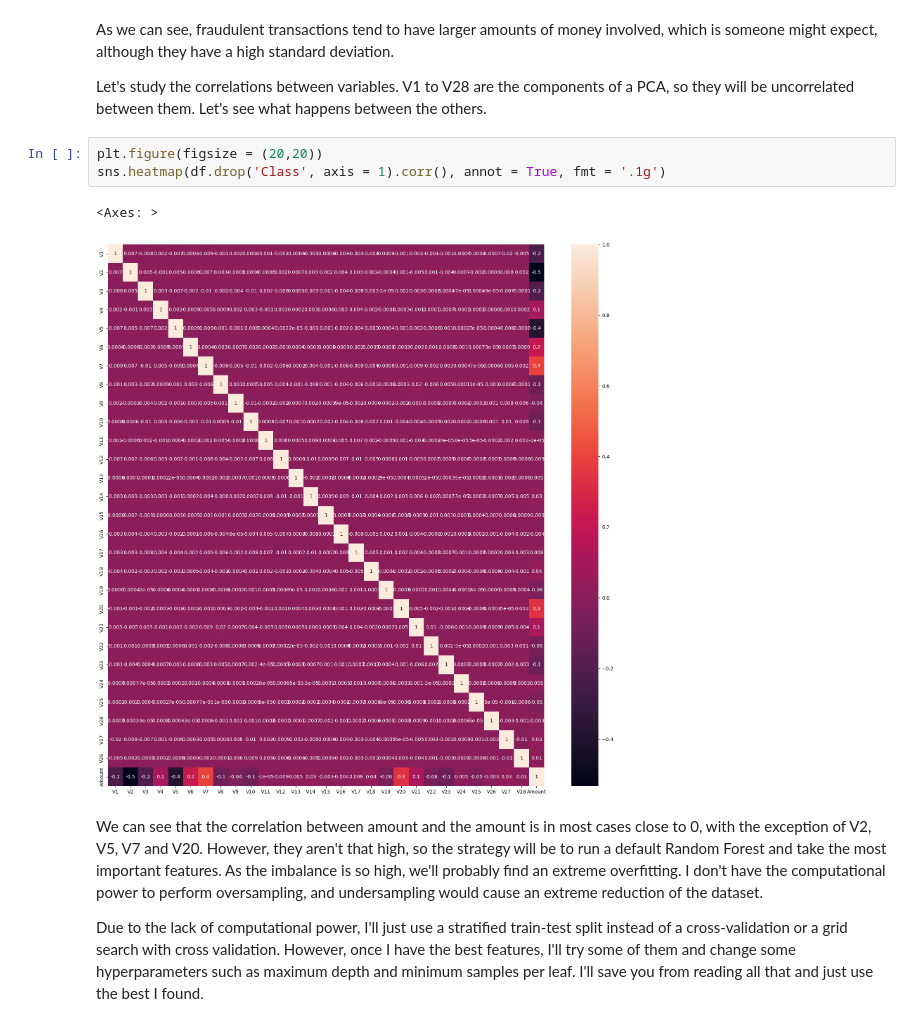
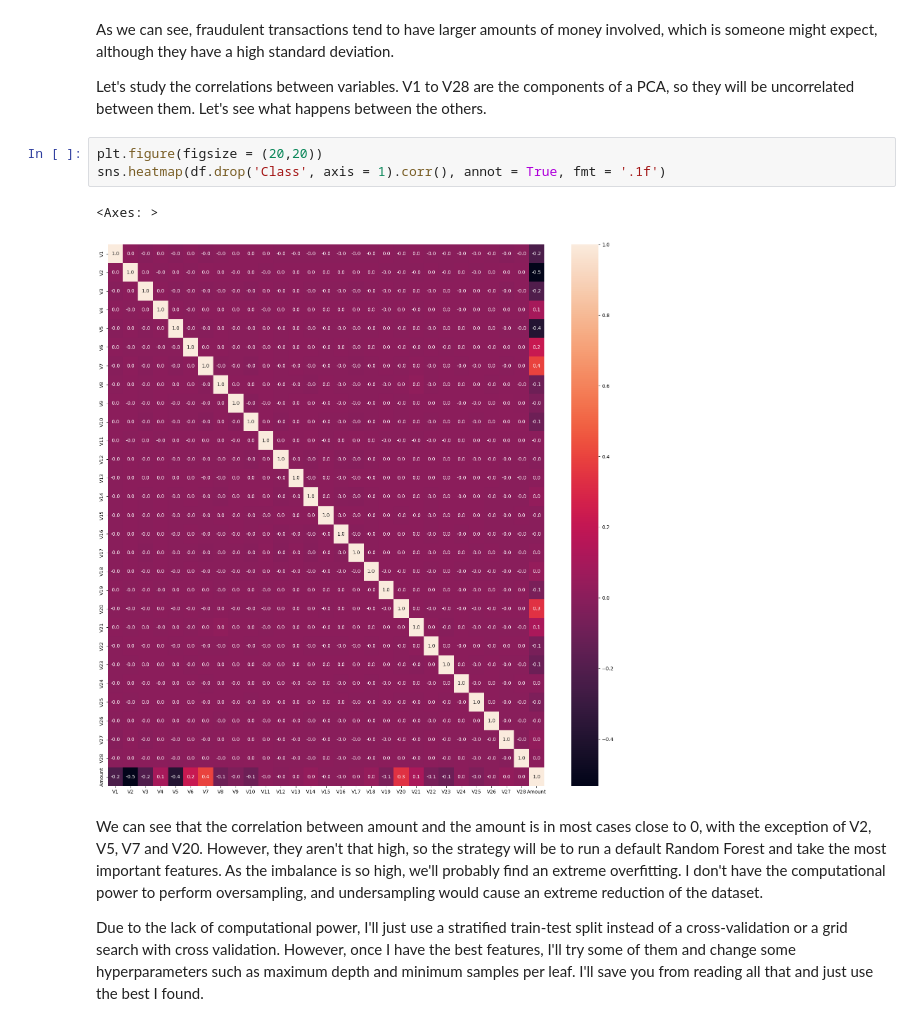
Before and after one commit to mvarela1992/Portafolio, a Jupyter notebook: 1-Credit Card Fraud Detection.ipynb, the cells around one changed output. Cells and saved outputs as stored; diff of their text form.

```diff
--- a/1-Credit Card Fraud Detection.ipynb
+++ b/1-Credit Card Fraud Detection.ipynb
@@ -115,10 +115,10 @@ As we can see, fraudulent transactions tend to have larger amounts of money invo
 Let's study the correlations between variables. V1 to V28 are the components of a PCA, so they will be uncorrelated between them. Let's see what happens between the others.
 # %%
 plt.figure(figsize = (20,20))
-sns.heatmap(df.drop('Class', axis = 1).corr(), annot = True, fmt = '.1g')
+sns.heatmap(df.drop('Class', axis = 1).corr(), annot = True, fmt = '.1f')
 # %% [output]
 <Axes: >
-[figure, old version]
+[figure, new version]
 # %% [markdown]
 We can see that the correlation between amount and the amount is in most cases close to 0, with the exception of V2, V5, V7 and V20. However, they aren't that high, so the strategy will be to run a default Random Forest and take the most important features. As the imbalance is so high, we'll probably find an extreme overfitting. I don't have the computational power to perform oversampling, and undersampling would cause an extreme reduction of the dataset.
 
```
